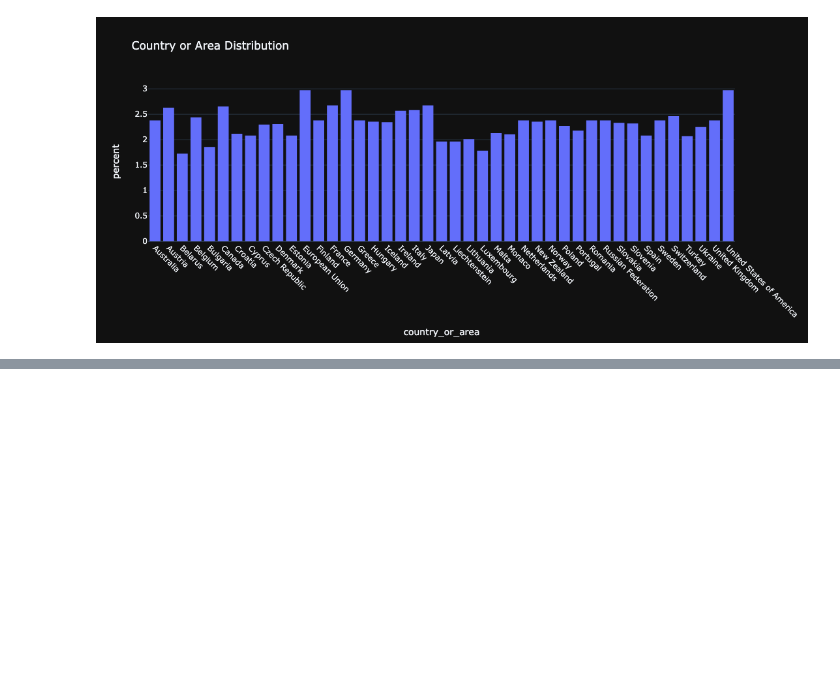
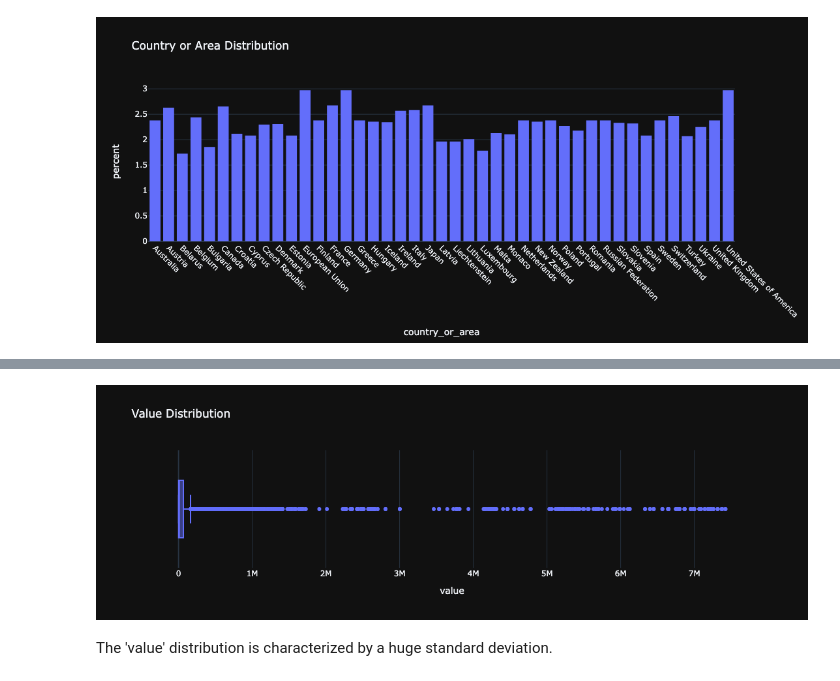
Before and after one commit to Volscente/climate_hackathon_2022, a Jupyter notebook: notebooks/Exploratory_Data_Analysis.ipynb, the cells around one changed output, grey strips where cells are left out. Saved outputs shown, nothing was run; the diff lists cells and outputs as text; code cells hidden in the pictures; blank space fills up the shorter version.

```diff
--- a/notebooks/Exploratory_Data_Analysis.ipynb
+++ b/notebooks/Exploratory_Data_Analysis.ipynb
@@ -69,0 +113,13 @@ figure.show()
+# %%
+# Plot Box Plot
+figure = ex.box(greenhouse_gas_data,
+                x='value',
+                title='Value Distribution',
+                labels={'x':'Value', 'y':'Count'},
+                template='plotly_dark')
+
+figure.show()
+# %% [output]
+[figure, added]
+# %% [markdown]
+The 'value' distribution is characterized by a huge standard deviation.
```
Also changed, not shown: parts of 7 cells of this notebook.
